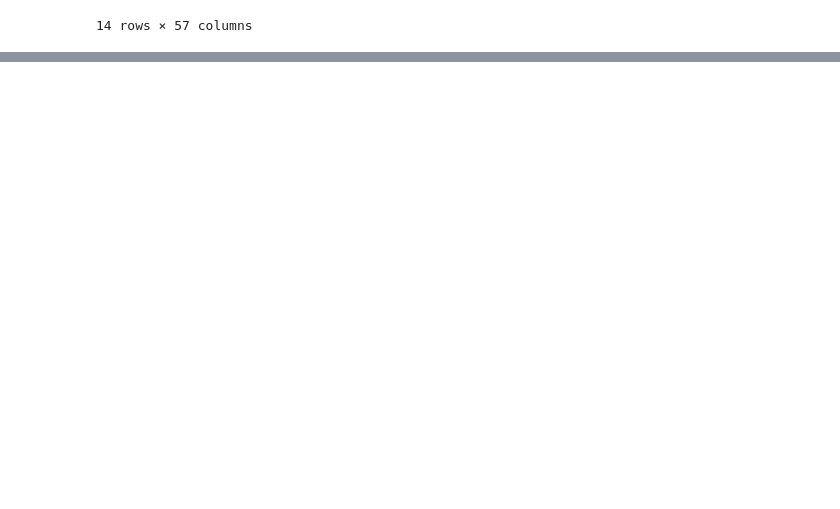
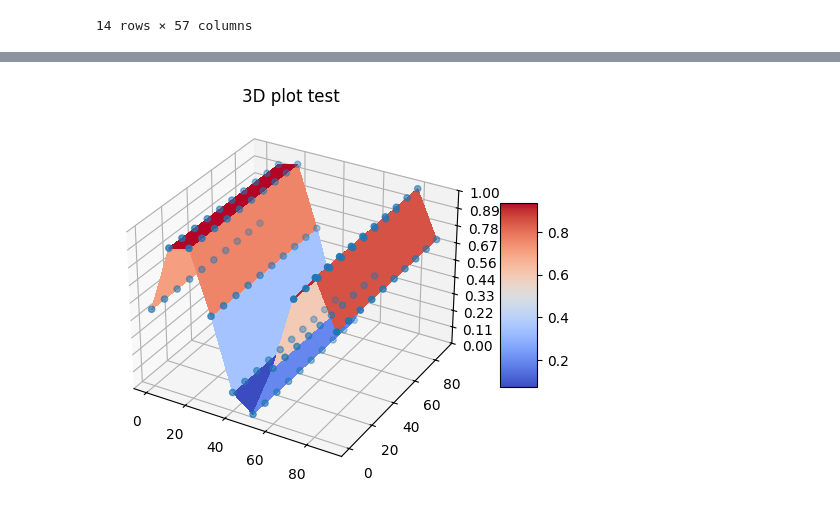
Before and after one commit to NACME-AIML-2024/final-project-dialect-dynamics, a Jupyter notebook: notebooks/aaveDemographic-eda.ipynb, the cells around one changed output, grey strips where cells are left out. Saved outputs shown, nothing was run; the diff lists cells and outputs as text; code cells hidden in the pictures; blank space fills up the shorter version.

```diff
--- a/notebooks/aaveDemographic-eda.ipynb
+++ b/notebooks/aaveDemographic-eda.ipynb
@@ -505,0 +603,37 @@ df_ATL
+# %%
+import matplotlib.pyplot as plt
+import numpy as np
+
+from matplotlib import cm
+from matplotlib.ticker import LinearLocator
+
+fig, ax = plt.subplots(subplot_kw={"projection": "3d"})
+
+plt.title("3D plot test")
+
+X = np.arange(0, 100, 10)
+Y = np.arange(0, 100, 10)
+X, Y = np.meshgrid(X, Y)
+#Z = np.random.rand(10,10)
+Z = np.zeros((10,10))
+for y in range(len(Z)):
+    for x in range(len(Z[y])):
+        Z[y][x] = ((np.sin(x))/2.0)+0.5
+
+# Plot the surface.
+surf = ax.plot_surface(X, Y, Z, cmap=cm.coolwarm,
+                       linewidth=0, antialiased=False)
+
+ax.set_zlim(0, 1.00)
+ax.zaxis.set_major_locator(LinearLocator(10))
+# A StrMethodFormatter is used automatically
+ax.zaxis.set_major_formatter('{x:.02f}')
+
+# Add a color bar which maps values to colors.
+fig.colorbar(surf, shrink=0.5, aspect=5)
+
+ax.scatter(X, Y, Z)
+
+plt.show()
+# %% [output]
+[figure, added]
```
Also changed, not shown: parts of 8 cells of this notebook, 1 other file.
